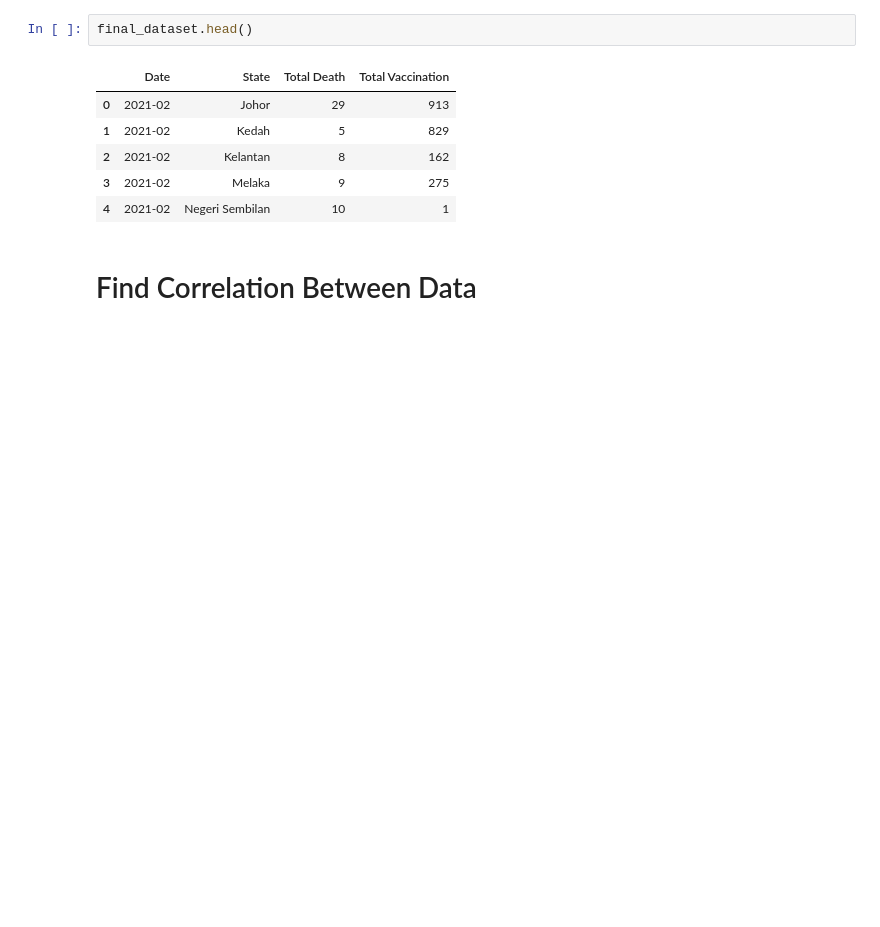
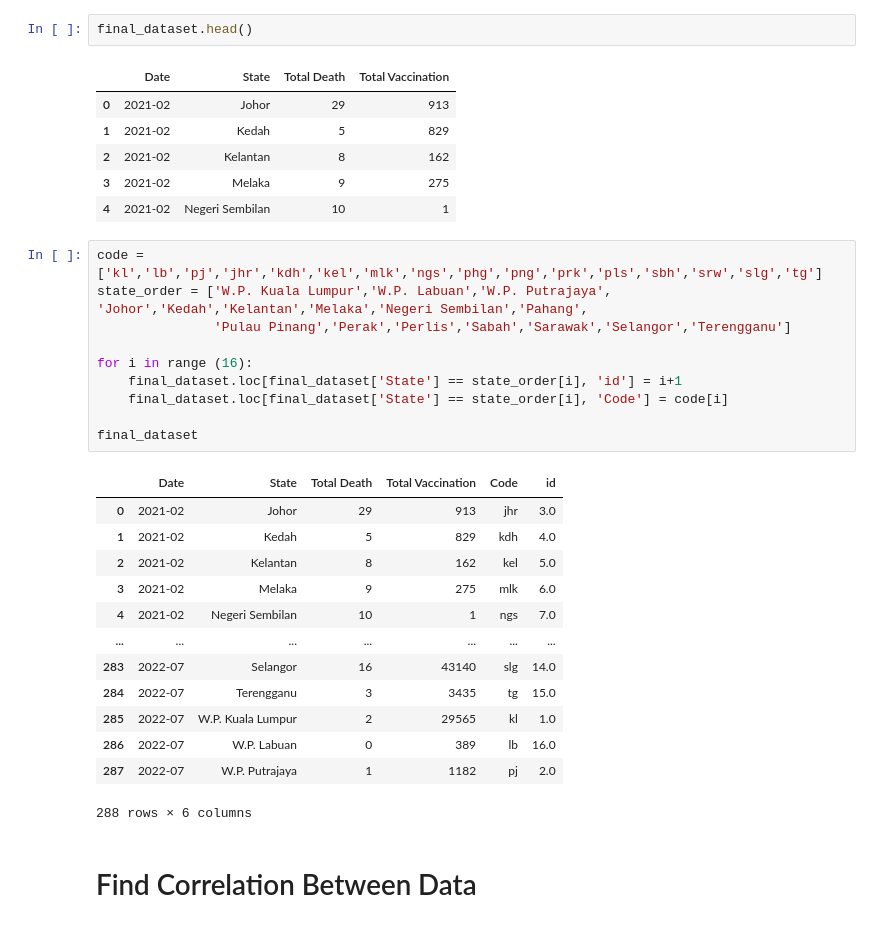
Before and after one commit to adam18000878/DV-Project, a Jupyter notebook: data/Data Processing.ipynb, the cells around one changed output. Cells and saved outputs as stored; diff of their text form; blank space fills up the shorter version.

```diff
--- a/data/Data Processing.ipynb
+++ b/data/Data Processing.ipynb
@@ -226,6 +226,30 @@ final_dataset.head()
 | 2 | 2021-02 | Kelantan | 8 | 162 |
 | 3 | 2021-02 | Melaka | 9 | 275 |
 | 4 | 2021-02 | Negeri Sembilan | 10 | 1 |
+# %%
+code = ['kl','lb','pj','jhr','kdh','kel','mlk','ngs','phg','png','prk','pls','sbh','srw','slg','tg']
+state_order = ['W.P. Kuala Lumpur','W.P. Labuan','W.P. Putrajaya', 'Johor','Kedah','Kelantan','Melaka','Negeri Sembilan','Pahang',
+               'Pulau Pinang','Perak','Perlis','Sabah','Sarawak','Selangor','Terengganu']
+
+for i in range (16):
+    final_dataset.loc[final_dataset['State'] == state_order[i], 'id'] = i+1
+    final_dataset.loc[final_dataset['State'] == state_order[i], 'Code'] = code[i]
+
+final_dataset
+# %% [output]
+|  | Date | State | Total Death | Total Vaccination | Code | id |
+| 0 | 2021-02 | Johor | 29 | 913 | jhr | 3.0 |
+| 1 | 2021-02 | Kedah | 5 | 829 | kdh | 4.0 |
+| 2 | 2021-02 | Kelantan | 8 | 162 | kel | 5.0 |
+| 3 | 2021-02 | Melaka | 9 | 275 | mlk | 6.0 |
+| 4 | 2021-02 | Negeri Sembilan | 10 | 1 | ngs | 7.0 |
+| ... | ... | ... | ... | ... | ... | ... |
+| 283 | 2022-07 | Selangor | 16 | 43140 | slg | 14.0 |
+| 284 | 2022-07 | Terengganu | 3 | 3435 | tg | 15.0 |
+| 285 | 2022-07 | W.P. Kuala Lumpur | 2 | 29565 | kl | 1.0 |
+| 286 | 2022-07 | W.P. Labuan | 0 | 389 | lb | 16.0 |
+| 287 | 2022-07 | W.P. Putrajaya | 1 | 1182 | pj | 2.0 |
+288 rows × 6 columns
 # %% [markdown]
 # Find Correlation Between Data
 # %%
```
Also changed, not shown: parts of 10 cells of this notebook, 4 other files.
